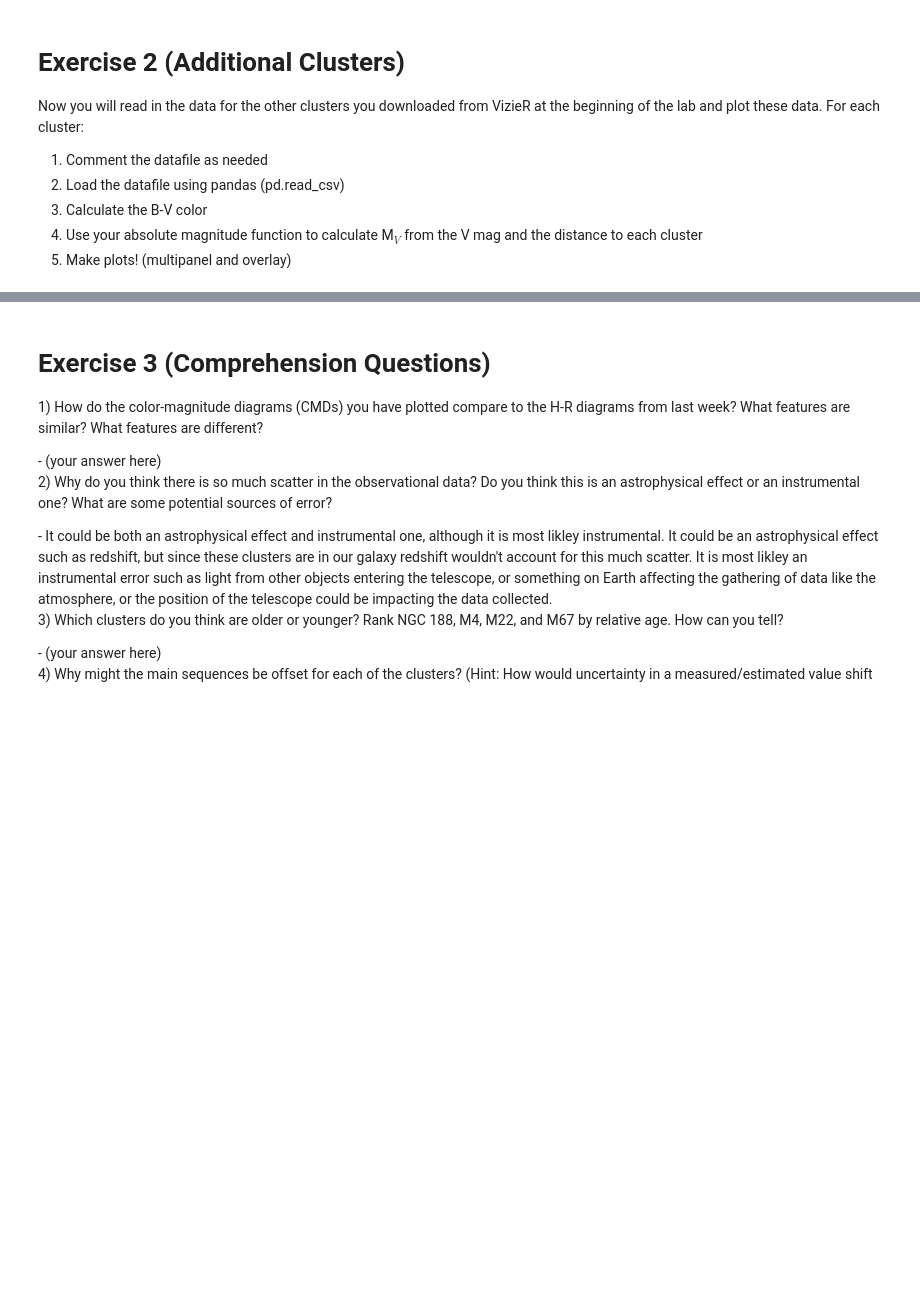
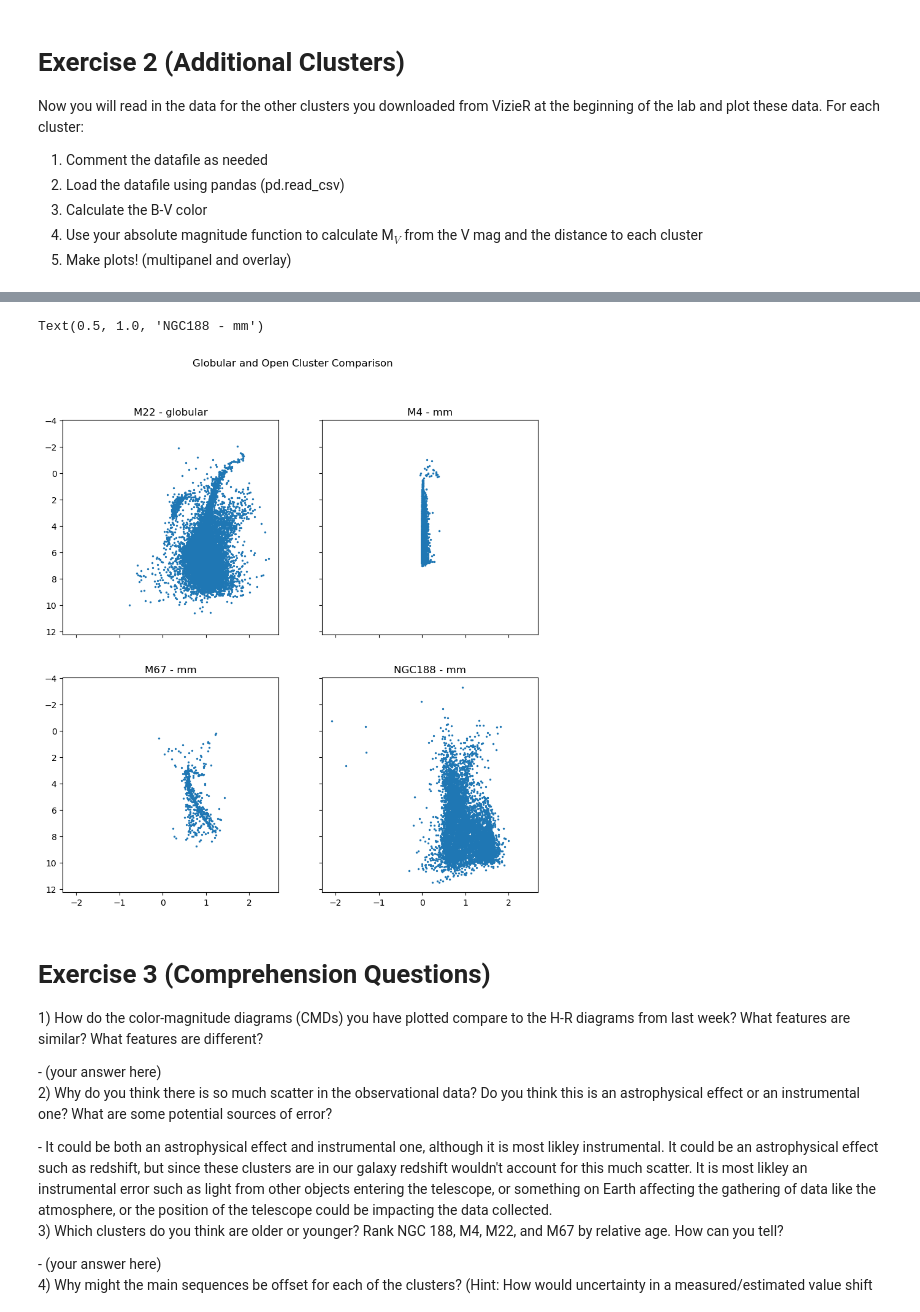
Before and after one commit to RY0no0t0/ASTR337, a Jupyter notebook: lab/lab2/Lab2.ipynb, the cells around one changed output, grey strips where cells are left out. Drawn from its saved outputs; the diff is of its cells as text; code cells hidden in the pictures; blank space fills up the shorter version.

```diff
--- a/lab/lab2/Lab2.ipynb
+++ b/lab/lab2/Lab2.ipynb
@@ -406,11 +396,42 @@ m4['Mv'] = absmagcalc(dist_m4, m22['Vmag'])
 # %%
 # Make a multipanel plot showing each of the four clusters.
 
 # In each of the panel titles, put the name of the cluster and its type (e.g., "M22 - globular"):
 
-fig,((ax1,ax2),(ax3,ax4)) = plt.subplots(2, 2, figsize=(10,10))
+fig,((ax1,ax2),(ax3,ax4)) = plt.subplots(2, 2, figsize=(10,10),sharex=True, sharey=True)
 fig.suptitle('Globular and Open Cluster Comparison')
 # Continue the rest of the plotting below
+
+# M22
+ax1.scatter(m22['BVcolor'] , m22['Mv'] , s = 2)
+ax1.yaxis.set_inverted(True)
+# ax1.set_xlabel ("B-V color mag")
+# ax1.set_ylabel ("Mv abs mag")
+ax1.set_title ("M22 - globular")
+
+# M4
+ax2.scatter(m4['B-V'] , m4['Mv'] , s = 2)
+ax2.yaxis.set_inverted(True)
+# ax1.set_xlabel ("B-V color mag")
+# ax1.set_ylabel ("Mv abs mag")
+ax2.set_title ("M4 - mm")
+
+# M67
+ax3.scatter(m67['BVcolor'] , m67['Mv'] , s = 2)
+ax3.yaxis.set_inverted(True)
+# ax1.set_xlabel ("B-V color mag")
+# ax1.set_ylabel ("Mv abs mag")
+ax3.set_title ("M67 - mm")
+
+# NGC188
+ax4.scatter(ngc188['BVcolor'] , ngc188['Mv'] , s = 2)
+ax4.yaxis.set_inverted(True)
+# ax1.set_xlabel ("B-V color mag")
+# ax1.set_ylabel ("Mv abs mag")
+ax4.set_title ("NGC188 - mm")
+# %% [output]
+Text(0.5, 1.0, 'NGC188 - mm')
+[figure, added]
 # %%
 # Make an overlay plot showing all four clusters on the same axes.
 
```
Also changed, not shown: parts of 6 cells of this notebook.
